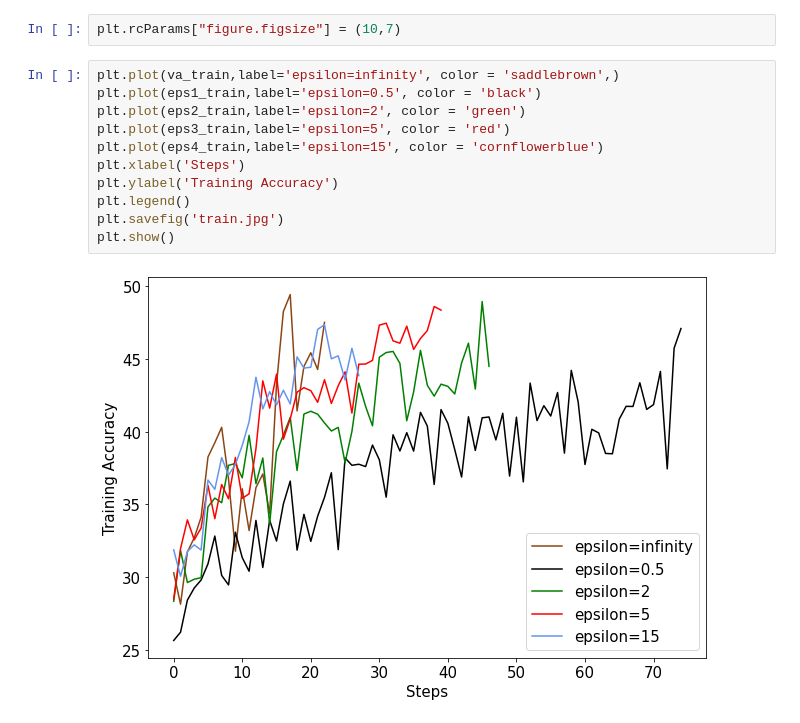
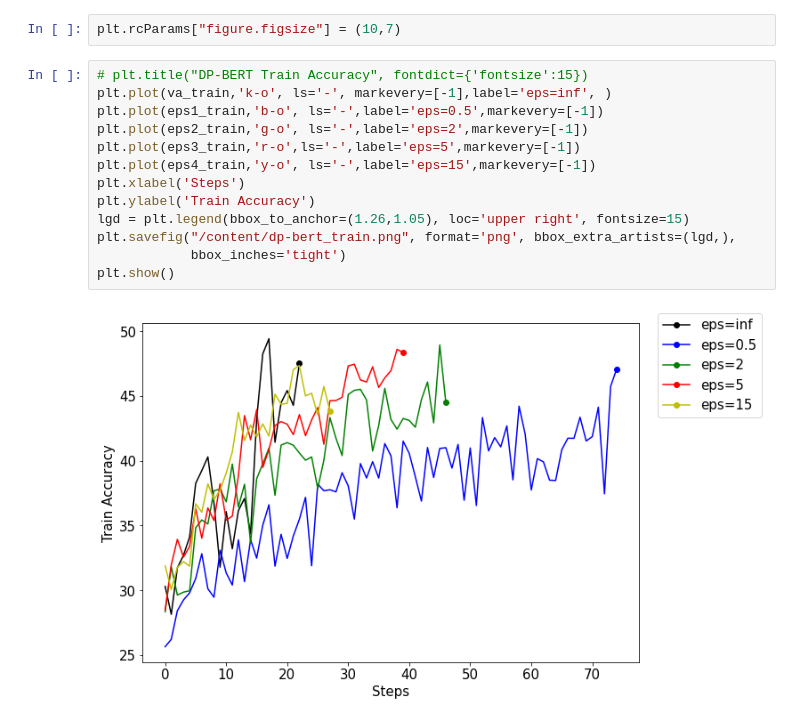
Before and after one commit to harshitadd/DP-Carbon-Footprint, a Jupyter notebook: BERTNewsClassificationDP.ipynb, the cells around one changed output. Saved outputs shown, nothing was run; the diff lists cells and outputs as text.

Commit message:
Formal Plots

```diff
--- a/BERTNewsClassificationDP.ipynb
+++ b/BERTNewsClassificationDP.ipynb
@@ -419,16 +421,18 @@ plt.rc('font', **font)
 # %%
 plt.rcParams["figure.figsize"] = (10,7)
 # %%
-plt.plot(va_train,label='epsilon=infinity', color = 'saddlebrown',)
-plt.plot(eps1_train,label='epsilon=0.5', color = 'black')
-plt.plot(eps2_train,label='epsilon=2', color = 'green')
-plt.plot(eps3_train,label='epsilon=5', color = 'red')
-plt.plot(eps4_train,label='epsilon=15', color = 'cornflowerblue')
+# plt.title("DP-BERT Train Accuracy", fontdict={'fontsize':15})
+plt.plot(va_train,'k-o', ls='-', markevery=[-1],label='eps=inf', )
+plt.plot(eps1_train,'b-o', ls='-',label='eps=0.5',markevery=[-1])
+plt.plot(eps2_train,'g-o', ls='-',label='eps=2',markevery=[-1])
+plt.plot(eps3_train,'r-o',ls='-',label='eps=5',markevery=[-1])
+plt.plot(eps4_train,'y-o', ls='-',label='eps=15',markevery=[-1])
 plt.xlabel('Steps')
-plt.ylabel('Training Accuracy')
-plt.legend()
-plt.savefig('train.jpg')
+plt.ylabel('Train Accuracy')
+lgd = plt.legend(bbox_to_anchor=(1.26,1.05), loc='upper right', fontsize=15)
+plt.savefig("/content/dp-bert_train.png", format='png', bbox_extra_artists=(lgd,),
+            bbox_inches='tight')
 plt.show()
 # %% [output]
-[figure, old version]
+[figure, new version]
 # %%
```
Also changed, not shown: parts of 2 cells of this notebook.
